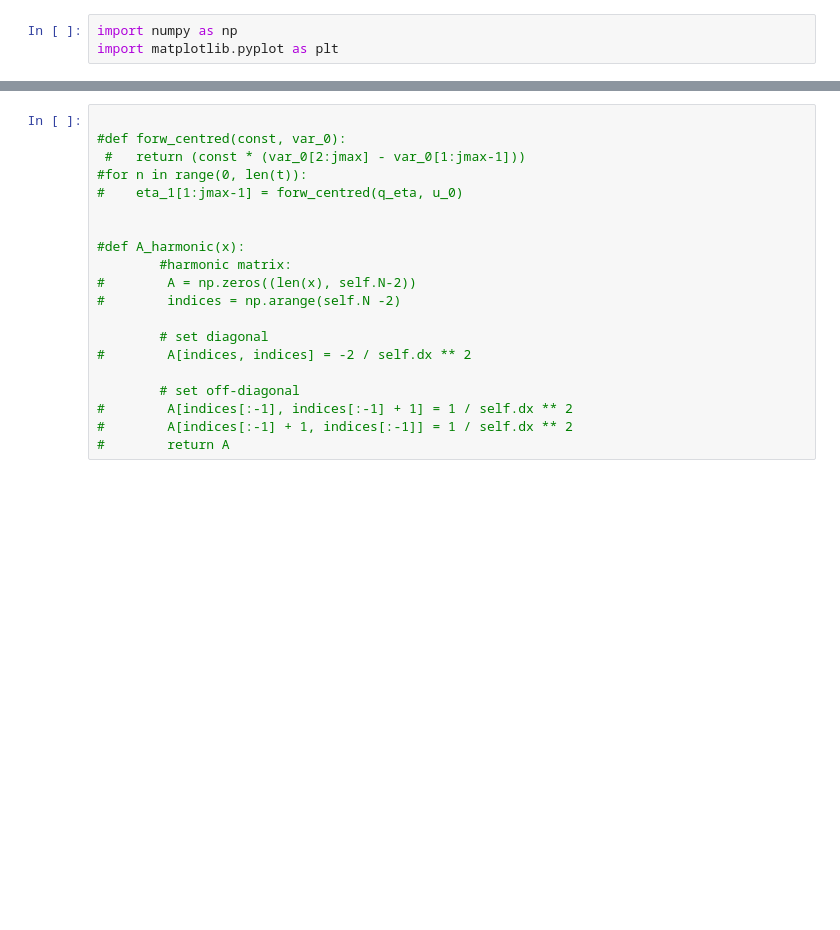
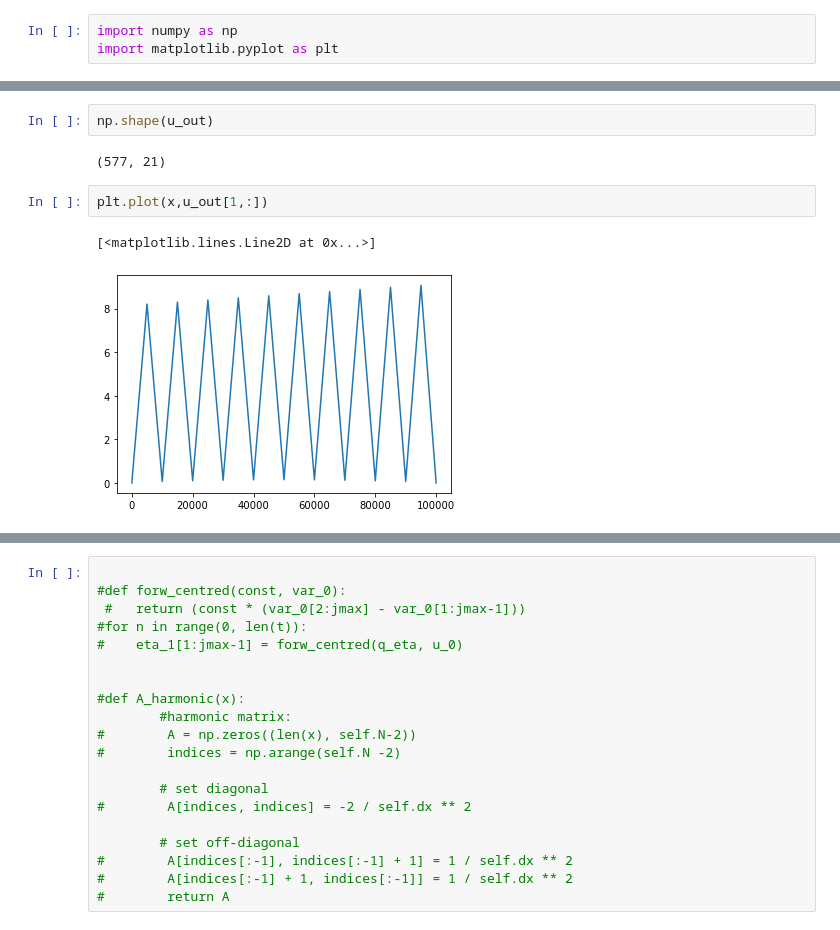
Before and after one commit to vopikamm/climNUM, a Jupyter notebook: Ex5/Exercise_05_One_Dimensional_Lake.ipynb, the cells around one changed output, grey strips where cells are left out. Saved outputs shown, nothing was run; the diff lists cells and outputs as text; blank space fills up the shorter version.

```diff
--- a/Ex5/Exercise_05_One_Dimensional_Lake.ipynb
+++ b/Ex5/Exercise_05_One_Dimensional_Lake.ipynb
@@ -108,3 +100,12 @@ cmap = plt.get_cmap(name='RdBu')
+# %%
+np.shape(u_out)
+# %% [output]
+(577, 21)
+# %%
+plt.plot(x,u_out[1,:])
+# %% [output]
+[<matplotlib.lines.Line2D at 0x...>]
+[figure, added]
 # %%
 cmap = plt.get_cmap(name='PuOr')
 map1 = plt.pcolormesh(meshx, mesht, eta_out.T, cmap= cmap)
```
Also changed, not shown: parts of 7 cells of this notebook.
